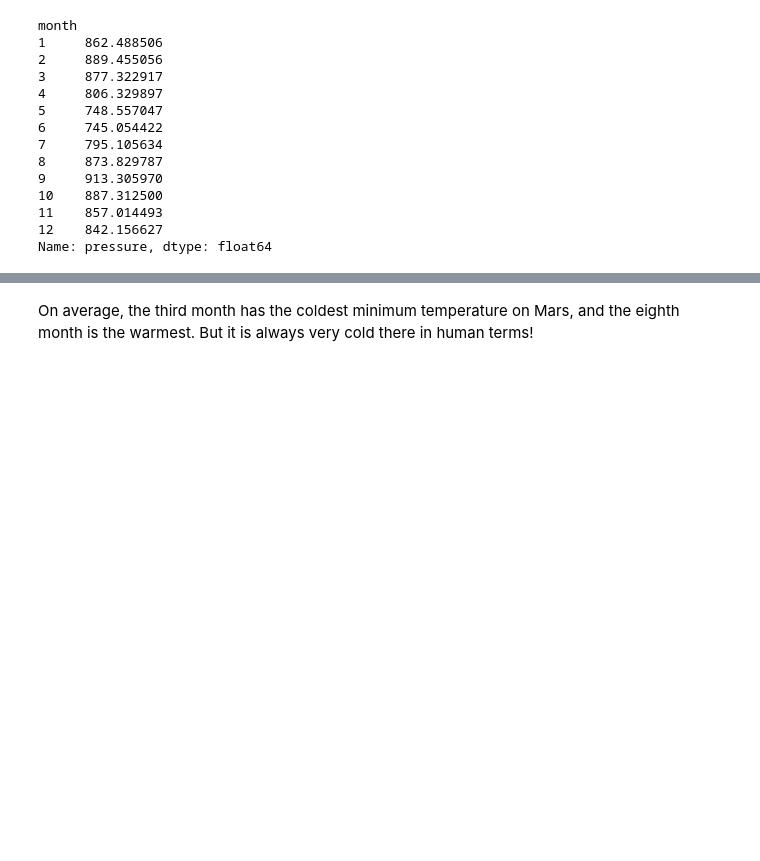
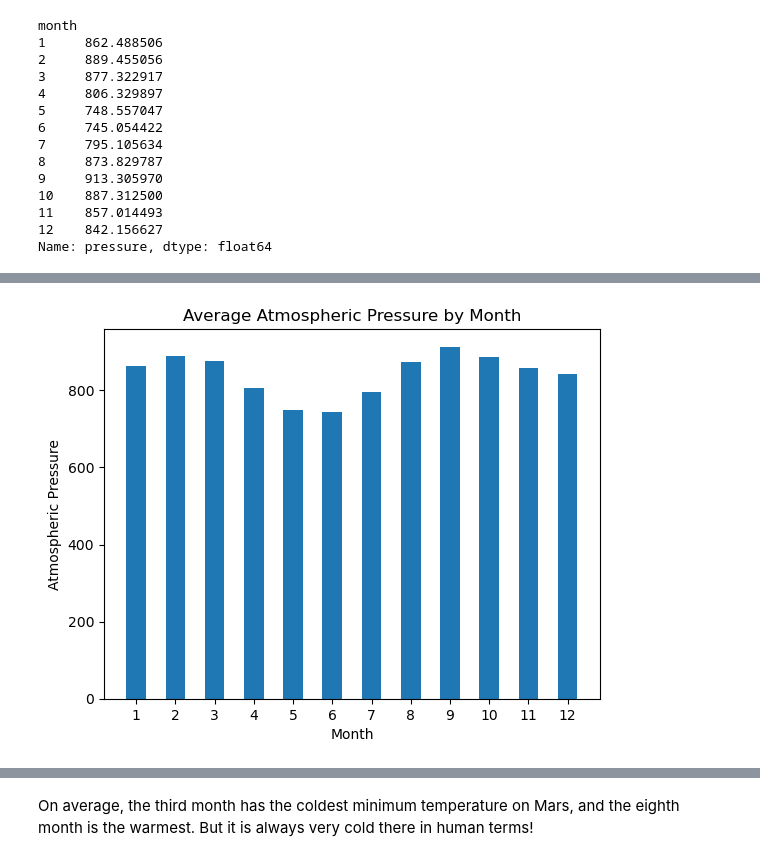
Before and after one commit to david-00001/challenge_11_data_collection, a Jupyter notebook: part_2_mars_weather_actual.ipynb, the cells around one changed output, grey strips where cells are left out. Saved outputs shown, nothing was run; the diff lists cells and outputs as text; code cells hidden in the pictures; blank space fills up the shorter version.

```diff
--- a/part_2_mars_weather_actual.ipynb
+++ b/part_2_mars_weather_actual.ipynb
@@ -233,5 +243,7 @@ plt.show()
 # %%
 # 4. Average pressure by Martian month
+average_pressure = df.groupby('month')['pressure'].mean()
+average_pressure
 # %% [output]
 month
 1     862.488506
@@ -254,2 +262,14 @@ Name: pressure, dtype: float64
+# %%
+# Plot the average pressure by month
+plt.bar(average_pressure.index,average_pressure.values,width=0.5)
+
+plt.xticks(range(1,13))
+plt.xlabel('Month')
+plt.ylabel('Atmospheric Pressure')
+plt.title('Average Atmospheric Pressure by Month')
+
+plt.show()
+# %% [output]
+[figure, added]
 # %%
 # 5. How many terrestrial (earth) days are there in a Martian year?
```
Also changed, not shown: parts of 6 cells of this notebook, 3 other files.
